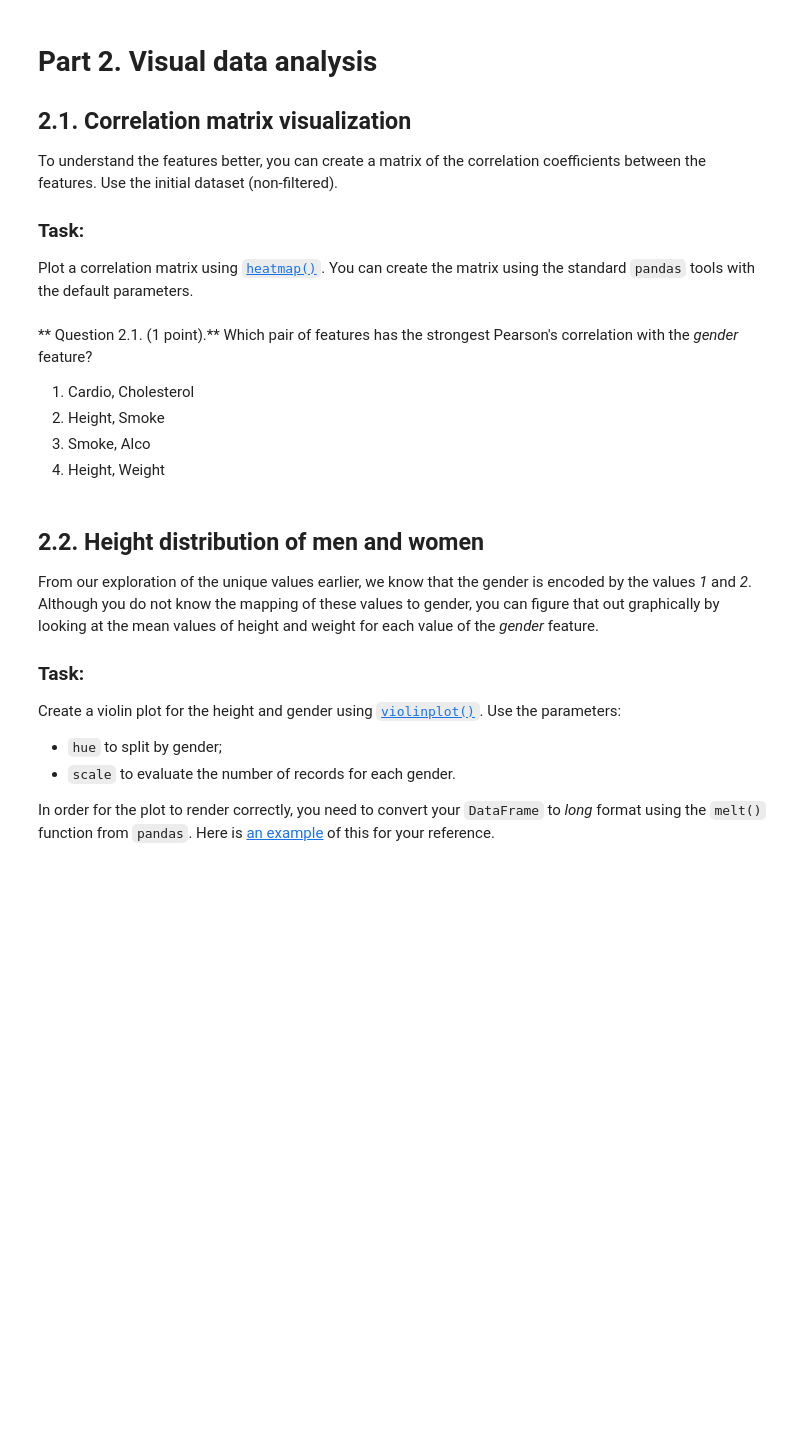
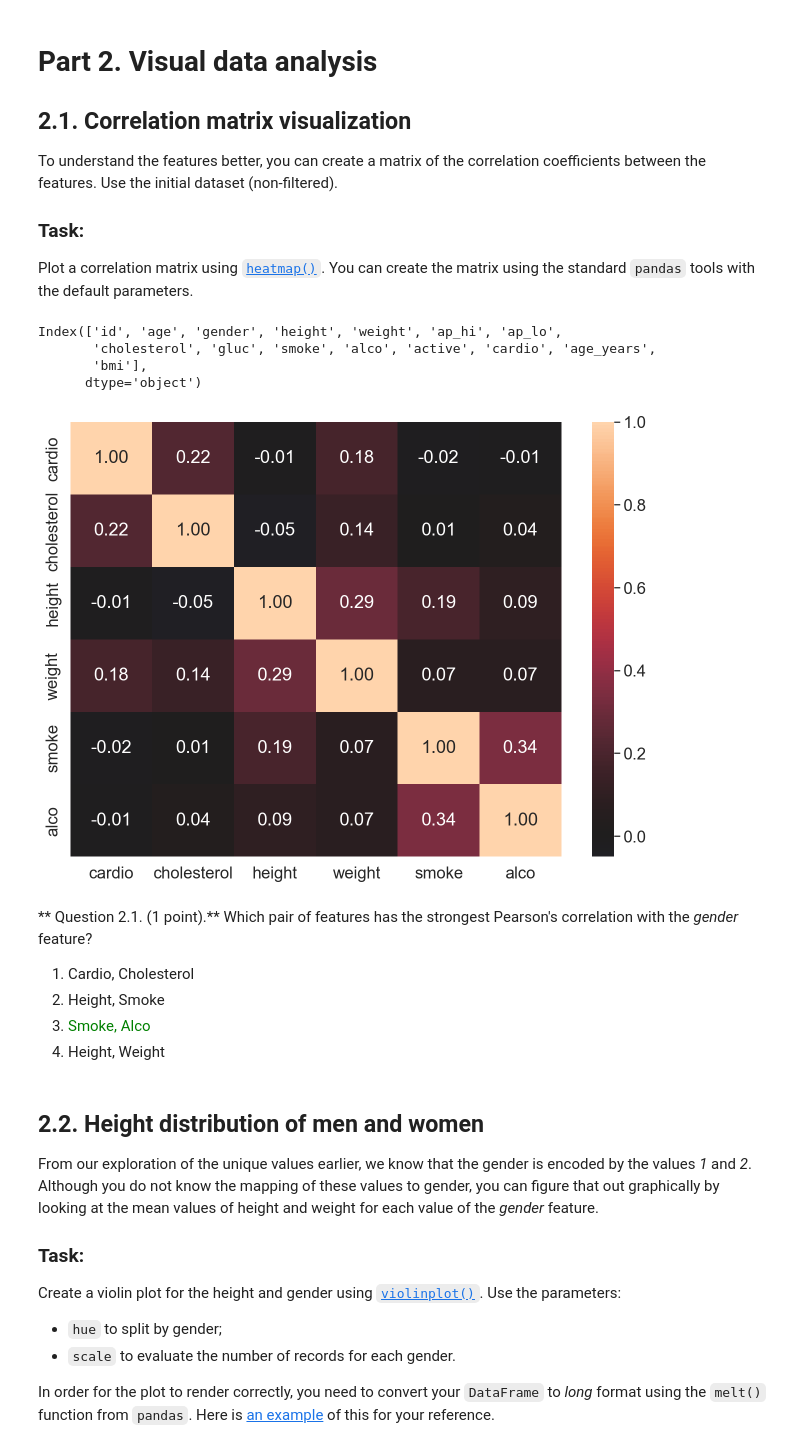
Before and after one commit to sergeymarkovich/mlcourse.ai, a Jupyter notebook: jupyter_english/assignments_demo/assignment02_analyzing_cardiovascular_desease_data.ipynb, the cells around one changed output. Drawn from its saved outputs; the diff is of its cells as text; code cells hidden in the pictures; blank space fills up the shorter version.

Commit message:
end on violin plot in assigm2 ENG

```diff
--- a/jupyter_english/assignments_demo/assignment02_analyzing_cardiovascular_desease_data.ipynb
+++ b/jupyter_english/assignments_demo/assignment02_analyzing_cardiovascular_desease_data.ipynb
@@ -545,9 +543,21 @@ Plot a correlation matrix using [`heatmap()`](http://seaborn.pydata.org/generate
+# %%
+df.columns
+# %% [output]
+Index(['id', 'age', 'gender', 'height', 'weight', 'ap_hi', 'ap_lo',
+       'cholesterol', 'gluc', 'smoke', 'alco', 'active', 'cardio', 'age_years',
+       'bmi'],
+      dtype='object')
+# %%
+# You code here
+sns.heatmap(df[['cardio', 'cholesterol', 'height', 'weight', 'smoke', 'alco']].corr(), annot = True, center = 0, vmax=1, fmt=".2f");
+# %% [output]
+[figure, added]
 # %% [markdown]
 ** Question 2.1. (1 point).** Which pair of features has the strongest Pearson's correlation with the *gender* feature?
 
 1. Cardio, Cholesterol
 2. Height, Smoke
-3. Smoke, Alco
+3. <font color = 'green'> Smoke, Alco </font>
 4. Height, Weight
 # %% [markdown]
 ## 2.2. Height distribution of men and women
```
Also changed, not shown: parts of 3 cells of this notebook.
